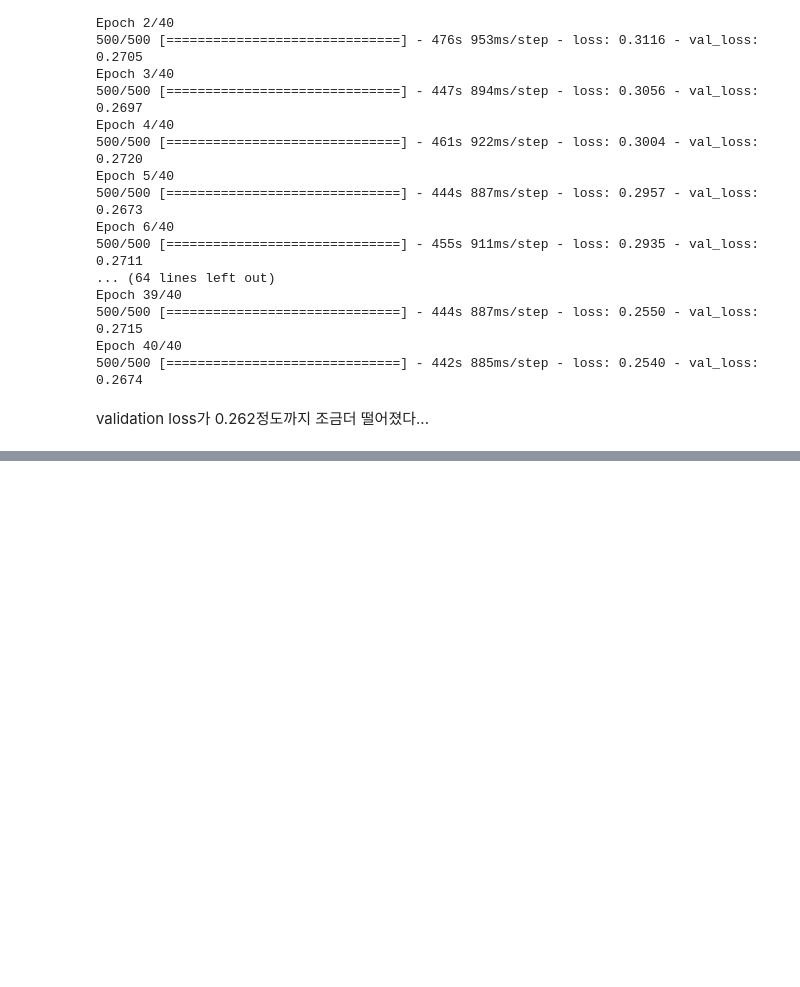
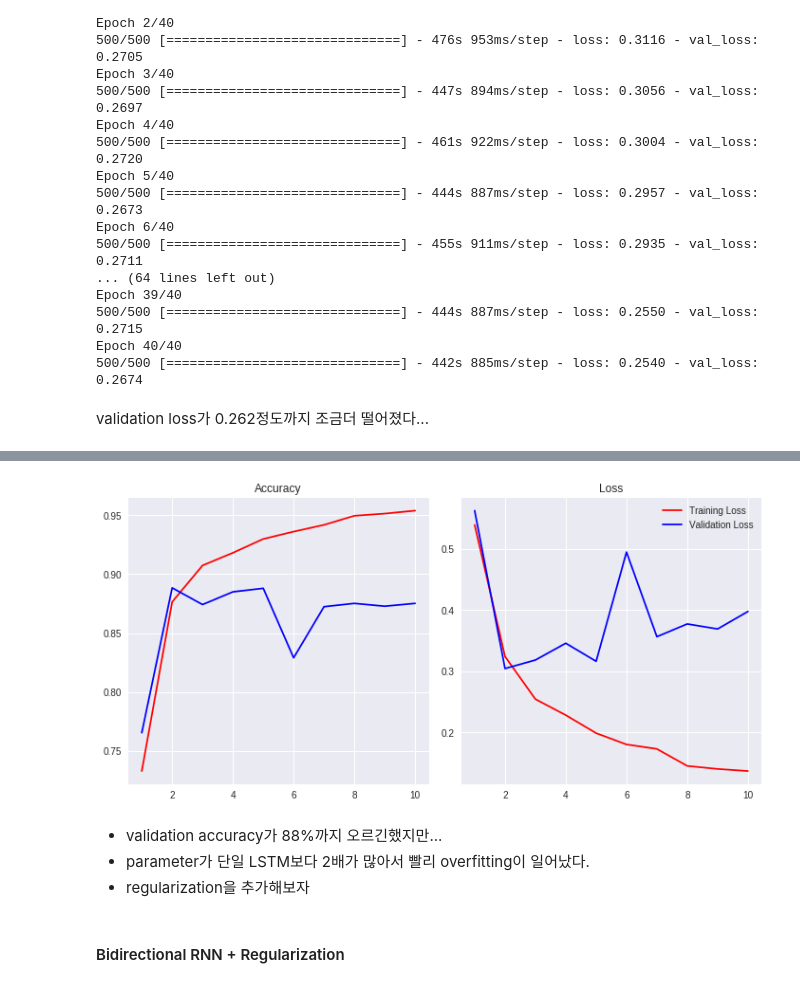
Before and after one commit to Junhojuno/keras-tutorial, a Jupyter notebook: 06_RNN_Advanced.ipynb, the cells around one changed output, grey strips where cells are left out. Drawn from its saved outputs; the diff is of its cells as text; code cells hidden in the pictures; blank space fills up the shorter version.

```diff
--- a/06_RNN_Advanced.ipynb
+++ b/06_RNN_Advanced.ipynb
@@ -459,0 +521,27 @@ validation loss가 0.262정도까지 조금더 떨어졌다...
+# %%
+import matplotlib.pyplot as plt
+
+epochs = range(1, len(hist.history['loss']) + 1)
+
+plt.figure(figsize=(10,5))
+
+plt.subplot(1,2,1)
+plt.plot(epochs, hist.history['acc'], 'r-', label="Training Accuracy")
+plt.plot(epochs, hist.history['val_acc'], 'b-', label='Validation Accuracy')
+plt.title("Accuracy")
+
+plt.subplot(1,2,2)
+plt.plot(epochs, hist.history['loss'], 'r-', label="Training Loss")
+plt.plot(epochs, hist.history['val_loss'], 'b-', label='Validation Loss')
+plt.title("Loss")
+plt.legend()
+plt.tight_layout()
+plt.show()
+# %% [output]
+[figure, added]
+# %% [markdown]
+- validation accuracy가 88%까지 오르긴했지만...
+- parameter가 단일 LSTM보다 2배가 많아서 빨리 overfitting이 일어났다.
+- regularization을 추가해보자
+# %% [markdown]
+#### Bidirectional RNN + Regularization
```
Also changed, not shown: parts of 10 cells of this notebook.
